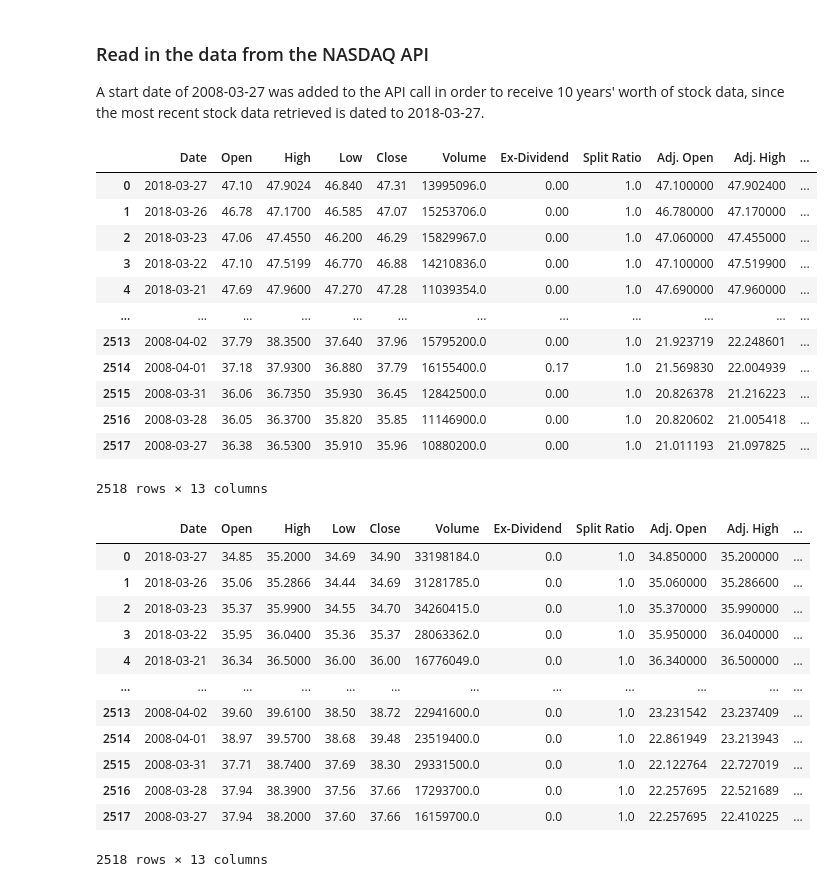
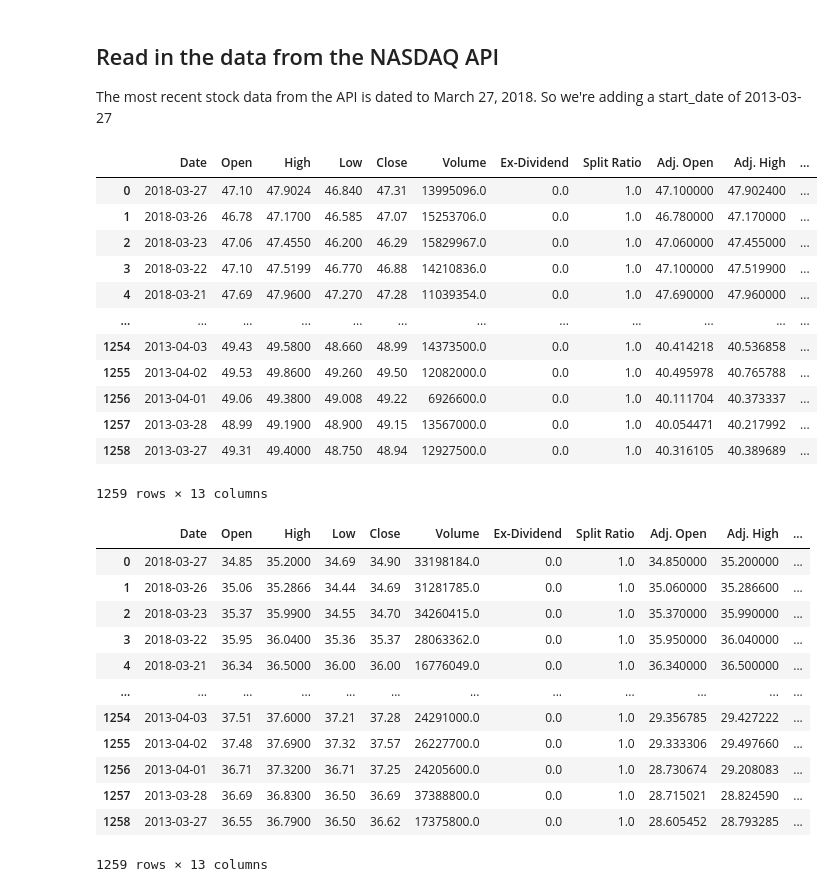
Before and after one commit to knnthchng/StockAnalysis, a Jupyter notebook: StockAnalysis.ipynb, the cells around one changed output. Cells and saved outputs as stored; diff of their text form; code cells hidden in the pictures.

```diff
--- a/StockAnalysis.ipynb
+++ b/StockAnalysis.ipynb
@@ -4,30 +4,30 @@ import pandas as pd
 import matplotlib.pyplot as plt
 import requests
 # %% [markdown]
-### Read in the data from the NASDAQ API
+## Read in the data from the NASDAQ API
 
-A start date of 2008-03-27 was added to the API call in order to receive 10 years' worth of stock data, since the most recent stock data retrieved is dated to 2018-03-27.
+The most recent stock data from the API is dated to March 27, 2018. So we're adding a start_date of 2013-03-27
 # %%
-VZ_url = "https://data.nasdaq.com/api/v3/datasets/WIKI/VZ.csv?start_date=2008-03-27"
+VZ_url = "https://data.nasdaq.com/api/v3/datasets/WIKI/VZ.csv?start_date=2013-03-27"
 VZ_df = pd.read_csv(VZ_url)
 
 VZ_df
 # %% [output]
 |  | Date | Open | High | Low | Close | Volume | Ex-Dividend | Split Ratio | Adj. Open | Adj. High | ... |
-| 0 | 2018-03-27 | 47.10 | 47.9024 | 46.840 | 47.31 | 13995096.0 | 0.00 | 1.0 | 47.100000 | 47.902400 | ... |
-| 1 | 2018-03-26 | 46.78 | 47.1700 | 46.585 | 47.07 | 15253706.0 | 0.00 | 1.0 | 46.780000 | 47.170000 | ... |
-| 2 | 2018-03-23 | 47.06 | 47.4550 | 46.200 | 46.29 | 15829967.0 | 0.00 | 1.0 | 47.060000 | 47.455000 | ... |
-| 3 | 2018-03-22 | 47.10 | 47.5199 | 46.770 | 46.88 | 14210836.0 | 0.00 | 1.0 | 47.100000 | 47.519900 | ... |
-| 4 | 2018-03-21 | 47.69 | 47.9600 | 47.270 | 47.28 | 11039354.0 | 0.00 | 1.0 | 47.690000 | 47.960000 | ... |
+| 0 | 2018-03-27 | 47.10 | 47.9024 | 46.840 | 47.31 | 13995096.0 | 0.0 | 1.0 | 47.100000 | 47.902400 | ... |
+| 1 | 2018-03-26 | 46.78 | 47.1700 | 46.585 | 47.07 | 15253706.0 | 0.0 | 1.0 | 46.780000 | 47.170000 | ... |
+| 2 | 2018-03-23 | 47.06 | 47.4550 | 46.200 | 46.29 | 15829967.0 | 0.0 | 1.0 | 47.060000 | 47.455000 | ... |
+| 3 | 2018-03-22 | 47.10 | 47.5199 | 46.770 | 46.88 | 14210836.0 | 0.0 | 1.0 | 47.100000 | 47.519900 | ... |
+| 4 | 2018-03-21 | 47.69 | 47.9600 | 47.270 | 47.28 | 11039354.0 | 0.0 | 1.0 | 47.690000 | 47.960000 | ... |
 | ... | ... | ... | ... | ... | ... | ... | ... | ... | ... | ... | ... |
-| 2513 | 2008-04-02 | 37.79 | 38.3500 | 37.640 | 37.96 | 15795200.0 | 0.00 | 1.0 | 21.923719 | 22.248601 | ... |
-| 2514 | 2008-04-01 | 37.18 | 37.9300 | 36.880 | 37.79 | 16155400.0 | 0.17 | 1.0 | 21.569830 | 22.004939 | ... |
-| 2515 | 2008-03-31 | 36.06 | 36.7350 | 35.930 | 36.45 | 12842500.0 | 0.00 | 1.0 | 20.826378 | 21.216223 | ... |
-| 2516 | 2008-03-28 | 36.05 | 36.3700 | 35.820 | 35.85 | 11146900.0 | 0.00 | 1.0 | 20.820602 | 21.005418 | ... |
-| 2517 | 2008-03-27 | 36.38 | 36.5300 | 35.910 | 35.96 | 10880200.0 | 0.00 | 1.0 | 21.011193 | 21.097825 | ... |
+| 1254 | 2013-04-03 | 49.43 | 49.5800 | 48.660 | 48.99 | 14373500.0 | 0.0 | 1.0 | 40.414218 | 40.536858 | ... |
+| 1255 | 2013-04-02 | 49.53 | 49.8600 | 49.260 | 49.50 | 12082000.0 | 0.0 | 1.0 | 40.495978 | 40.765788 | ... |
+| 1256 | 2013-04-01 | 49.06 | 49.3800 | 49.008 | 49.22 | 6926600.0 | 0.0 | 1.0 | 40.111704 | 40.373337 | ... |
+| 1257 | 2013-03-28 | 48.99 | 49.1900 | 48.900 | 49.15 | 13567000.0 | 0.0 | 1.0 | 40.054471 | 40.217992 | ... |
+| 1258 | 2013-03-27 | 49.31 | 49.4000 | 48.750 | 48.94 | 12927500.0 | 0.0 | 1.0 | 40.316105 | 40.389689 | ... |
-2518 rows × 13 columns
+1259 rows × 13 columns
 # %%
-ATT_url = "https://data.nasdaq.com/api/v3/datasets/WIKI/T.csv?start_date=2008-03-27"
+ATT_url = "https://data.nasdaq.com/api/v3/datasets/WIKI/T.csv?start_date=2013-03-27"
 ATT_df = pd.read_csv(ATT_url)
 
 ATT_df
@@ -39,10 +39,10 @@ ATT_df
 | 3 | 2018-03-22 | 35.95 | 36.0400 | 35.36 | 35.37 | 28063362.0 | 0.0 | 1.0 | 35.950000 | 36.040000 | ... |
 | 4 | 2018-03-21 | 36.34 | 36.5000 | 36.00 | 36.00 | 16776049.0 | 0.0 | 1.0 | 36.340000 | 36.500000 | ... |
 | ... | ... | ... | ... | ... | ... | ... | ... | ... | ... | ... | ... |
-| 2513 | 2008-04-02 | 39.60 | 39.6100 | 38.50 | 38.72 | 22941600.0 | 0.0 | 1.0 | 23.231542 | 23.237409 | ... |
-| 2514 | 2008-04-01 | 38.97 | 39.5700 | 38.68 | 39.48 | 23519400.0 | 0.0 | 1.0 | 22.861949 | 23.213943 | ... |
-| 2515 | 2008-03-31 | 37.71 | 38.7400 | 37.69 | 38.30 | 29331500.0 | 0.0 | 1.0 | 22.122764 | 22.727019 | ... |
-| 2516 | 2008-03-28 | 37.94 | 38.3900 | 37.56 | 37.66 | 17293700.0 | 0.0 | 1.0 | 22.257695 | 22.521689 | ... |
-| 2517 | 2008-03-27 | 37.94 | 38.2000 | 37.60 | 37.66 | 16159700.0 | 0.0 | 1.0 | 22.257695 | 22.410225 | ... |
+| 1254 | 2013-04-03 | 37.51 | 37.6000 | 37.21 | 37.28 | 24291000.0 | 0.0 | 1.0 | 29.356785 | 29.427222 | ... |
+| 1255 | 2013-04-02 | 37.48 | 37.6900 | 37.32 | 37.57 | 26227700.0 | 0.0 | 1.0 | 29.333306 | 29.497660 | ... |
+| 1256 | 2013-04-01 | 36.71 | 37.3200 | 36.71 | 37.25 | 24205600.0 | 0.0 | 1.0 | 28.730674 | 29.208083 | ... |
+| 1257 | 2013-03-28 | 36.69 | 36.8300 | 36.50 | 36.69 | 37388800.0 | 0.0 | 1.0 | 28.715021 | 28.824590 | ... |
+| 1258 | 2013-03-27 | 36.55 | 36.7900 | 36.50 | 36.62 | 17375800.0 | 0.0 | 1.0 | 28.605452 | 28.793285 | ... |
-2518 rows × 13 columns
+1259 rows × 13 columns
 # %%
```
Also changed, not shown: parts of 23 cells of this notebook, 3 other files.
